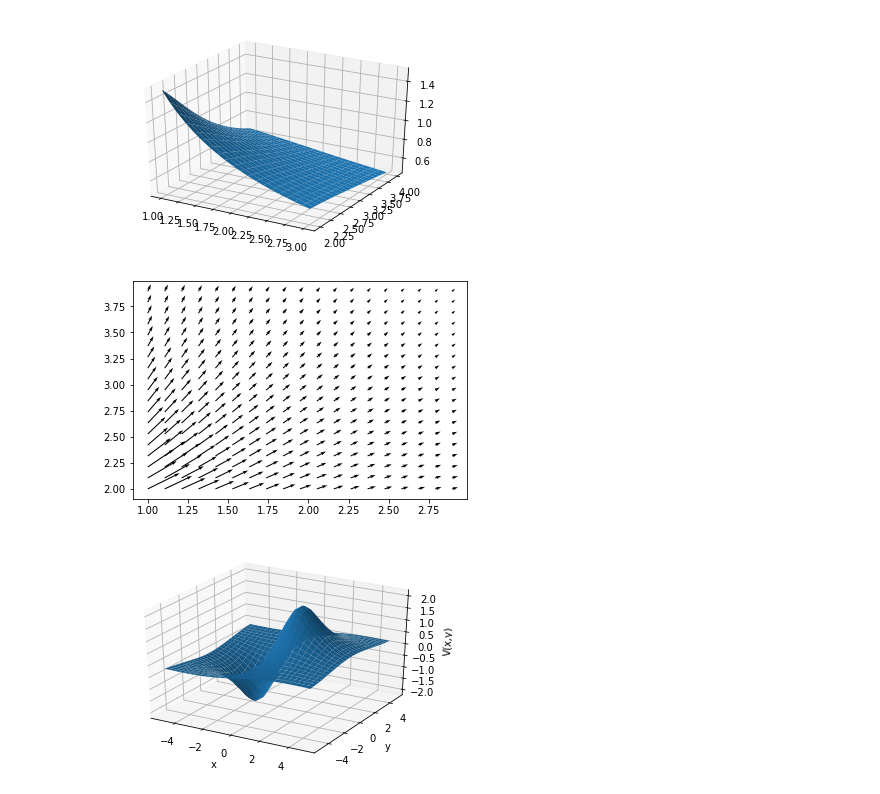
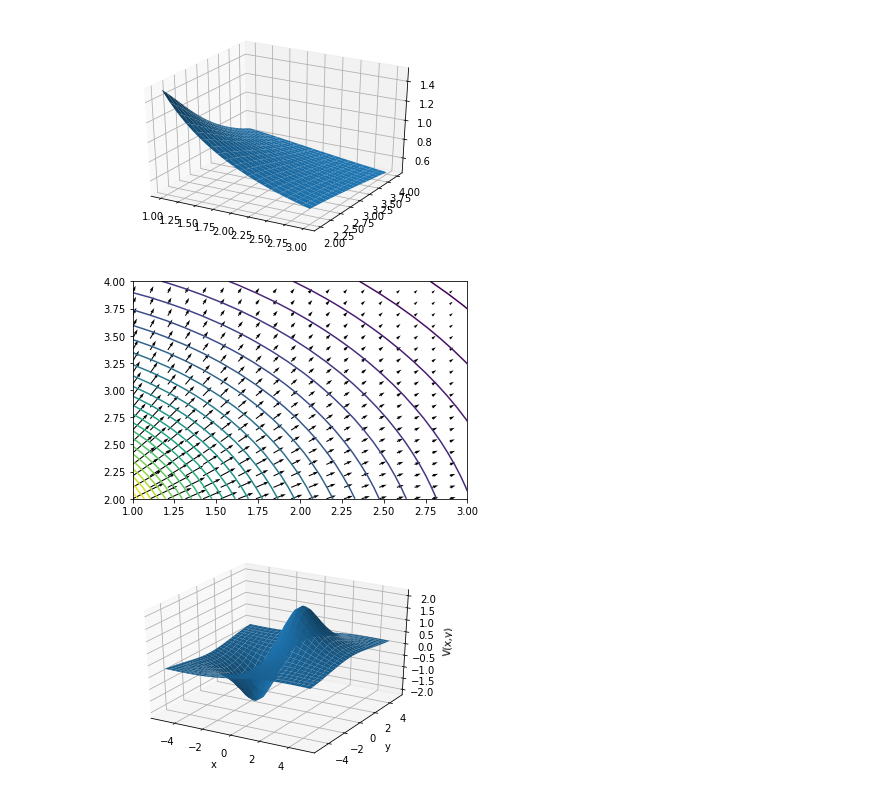
Before and after one commit to Phys7321/hw02-integrations-jx-h, a Jupyter notebook: HW02.ipynb, the cells around one changed output. Saved outputs shown, nothing was run; the diff lists cells and outputs as text; code cells hidden in the pictures.

```diff
--- a/HW02.ipynb
+++ b/HW02.ipynb
@@ -53,14 +53,14 @@ plt.show()
 # %%
 Ex = (-np.diff(Z, axis=1)/np.average(np.diff(y)))[:-1, :]
 Ey = (-np.diff(Z, axis=0)/np.average(np.diff(x)))[:, :-1]
-
+plt.contour(X, Y, Z, 30)
 X, Y = np.meshgrid(x[:-1], y[:-1])
 plt.quiver(X, Y, Ex, Ey)
 ax.set_xlabel('x')
 ax.set_ylabel('y')
 plt.show()
 # %% [output]
-[figure, old version]
+[figure, new version]
 # %%
 ## Third
 # %%
```
Also changed, not shown: parts of 1 cell of this notebook.
